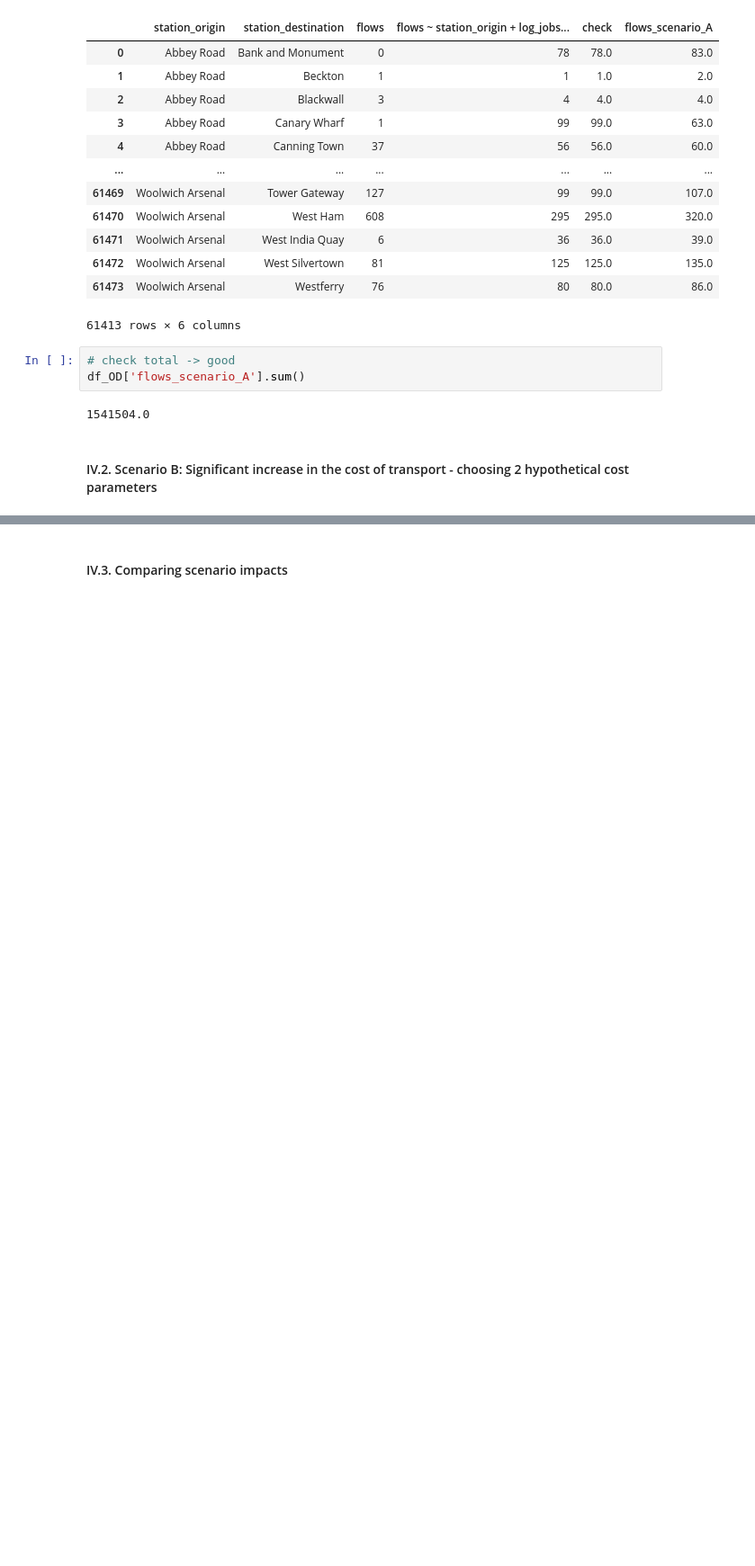
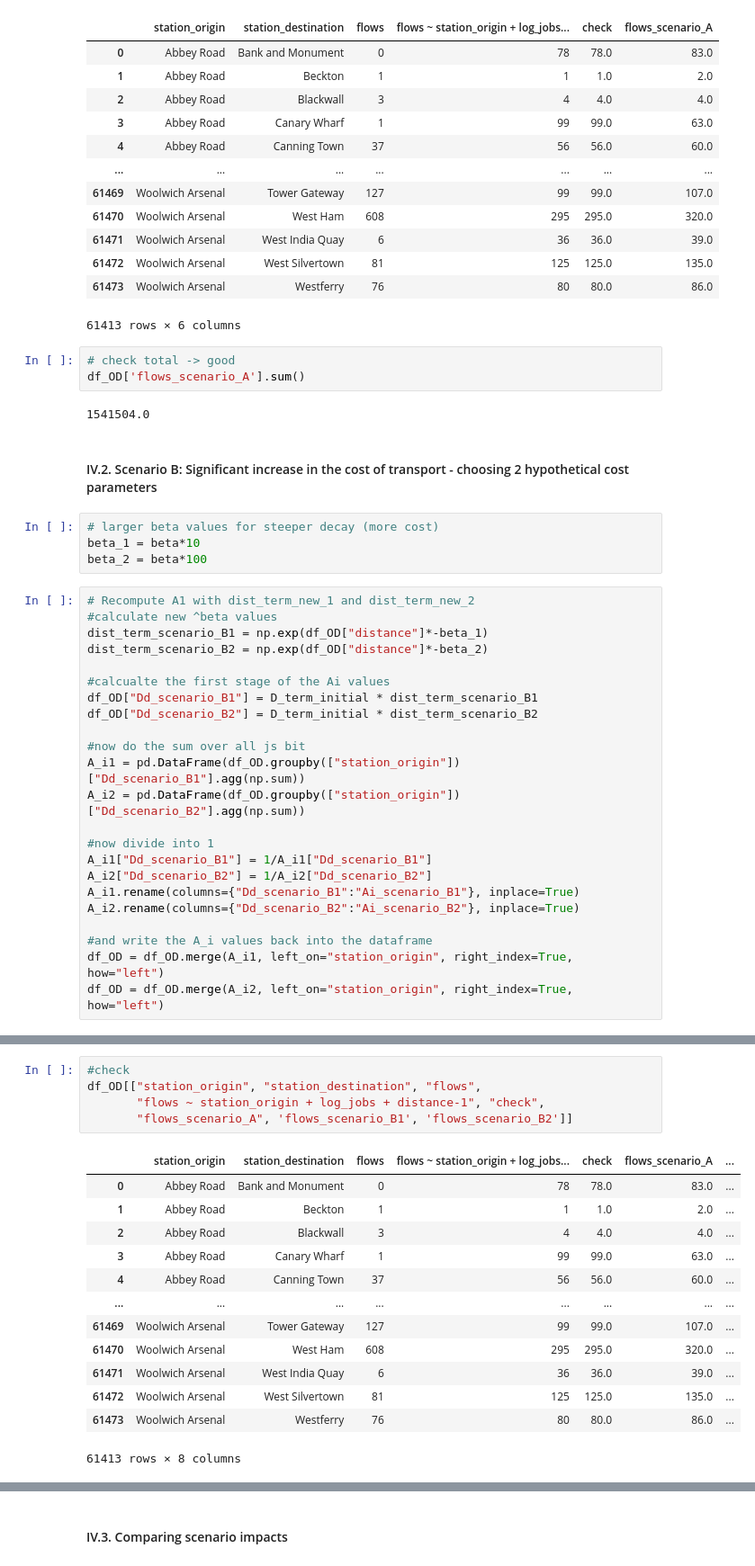
Before and after one commit to neneninja97/UrbanSim, a Jupyter notebook: urban_sim.ipynb, the cells around one changed output, grey strips where cells are left out. Shown: that part at 90% size. Saved outputs shown, nothing was run; the diff lists cells and outputs as text; blank space fills up the shorter version.

```diff
--- a/urban_sim.ipynb
+++ b/urban_sim.ipynb
@@ -987,3 +987,30 @@ df_OD['flows_scenario_A'].sum()
 1541504.0
 # %% [markdown]
 #### IV.2. Scenario B: Significant increase in the cost of transport - choosing 2 hypothetical cost parameters
+# %%
+# larger beta values for steeper decay (more cost)
+beta_1 = beta*10
+beta_2 = beta*100
+# %%
+# Recompute A1 with dist_term_new_1 and dist_term_new_2
+#calculate new ^beta values
+dist_term_scenario_B1 = np.exp(df_OD["distance"]*-beta_1)
+dist_term_scenario_B2 = np.exp(df_OD["distance"]*-beta_2)
+
+#calcualte the first stage of the Ai values
+df_OD["Dd_scenario_B1"] = D_term_initial * dist_term_scenario_B1
+df_OD["Dd_scenario_B2"] = D_term_initial * dist_term_scenario_B2
+
+#now do the sum over all js bit
+A_i1 = pd.DataFrame(df_OD.groupby(["station_origin"])["Dd_scenario_B1"].agg(np.sum))
+A_i2 = pd.DataFrame(df_OD.groupby(["station_origin"])["Dd_scenario_B2"].agg(np.sum))
+
+#now divide into 1
+A_i1["Dd_scenario_B1"] = 1/A_i1["Dd_scenario_B1"]
+A_i2["Dd_scenario_B2"] = 1/A_i2["Dd_scenario_B2"]
+A_i1.rename(columns={"Dd_scenario_B1":"Ai_scenario_B1"}, inplace=True)
+A_i2.rename(columns={"Dd_scenario_B2":"Ai_scenario_B2"}, inplace=True)
+
+#and write the A_i values back into the dataframe
+df_OD = df_OD.merge(A_i1, left_on="station_origin", right_index=True, how="left")
+df_OD = df_OD.merge(A_i2, left_on="station_origin", right_index=True, how="left")
@@ -989,0 +1025,19 @@ df_OD['flows_scenario_A'].sum()
+# %%
+#check
+df_OD[["station_origin", "station_destination", "flows",
+       "flows ~ station_origin + log_jobs + distance-1", "check",
+       "flows_scenario_A", 'flows_scenario_B1', 'flows_scenario_B2']]
+# %% [output]
+|  | station_origin | station_destination | flows | flows ~ station_origin + log_jobs... | check | flows_scenario_A | ... |
+| 0 | Abbey Road | Bank and Monument | 0 | 78 | 78.0 | 83.0 | ... |
+| 1 | Abbey Road | Beckton | 1 | 1 | 1.0 | 2.0 | ... |
+| 2 | Abbey Road | Blackwall | 3 | 4 | 4.0 | 4.0 | ... |
+| 3 | Abbey Road | Canary Wharf | 1 | 99 | 99.0 | 63.0 | ... |
+| 4 | Abbey Road | Canning Town | 37 | 56 | 56.0 | 60.0 | ... |
+| ... | ... | ... | ... | ... | ... | ... | ... |
+| 61469 | Woolwich Arsenal | Tower Gateway | 127 | 99 | 99.0 | 107.0 | ... |
+| 61470 | Woolwich Arsenal | West Ham | 608 | 295 | 295.0 | 320.0 | ... |
+| 61471 | Woolwich Arsenal | West India Quay | 6 | 36 | 36.0 | 39.0 | ... |
+| 61472 | Woolwich Arsenal | West Silvertown | 81 | 125 | 125.0 | 135.0 | ... |
+| 61473 | Woolwich Arsenal | Westferry | 76 | 80 | 80.0 | 86.0 | ... |
+61413 rows × 8 columns
```
Also changed, not shown: parts of 13 cells of this notebook.
